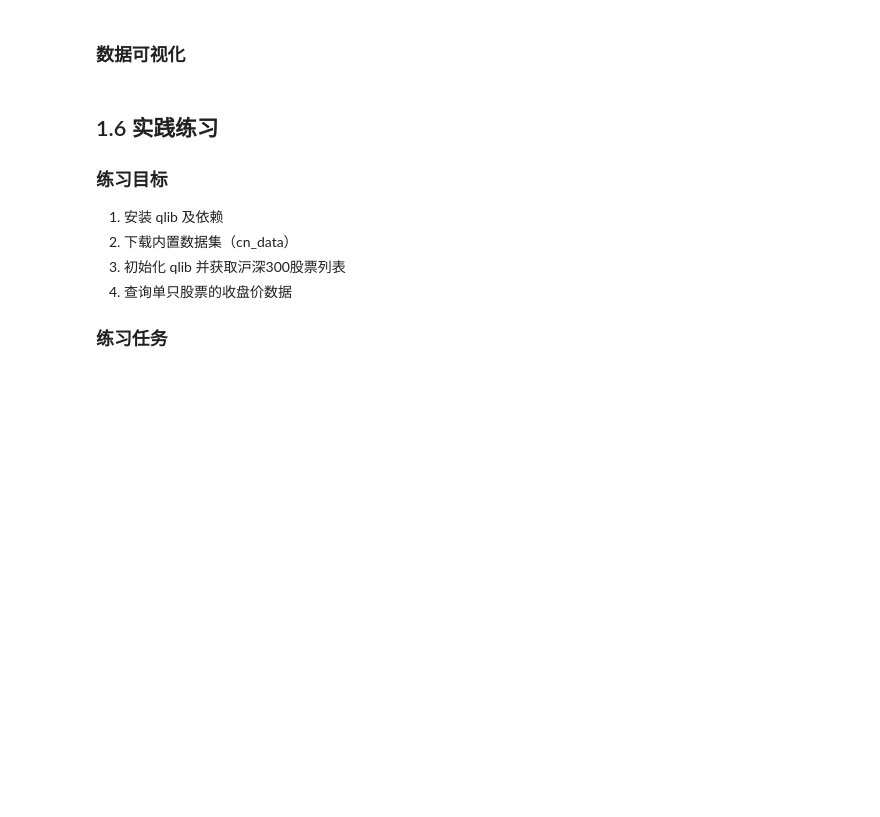
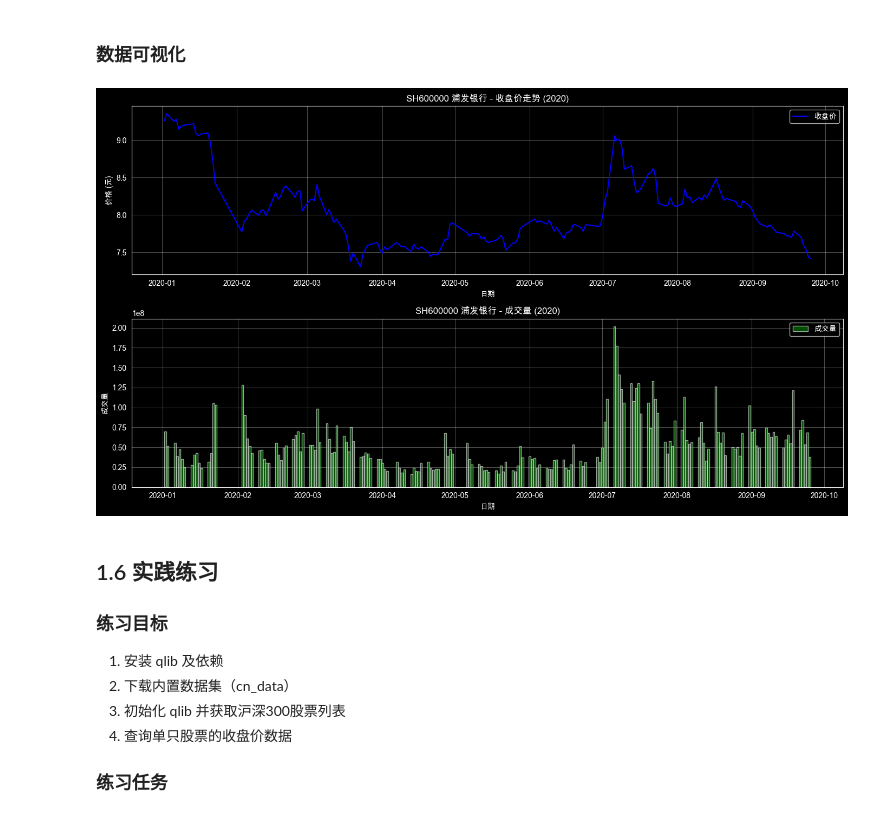
Before and after one commit to wutong377/qlib, a Jupyter notebook: tutorials/01_qlib_overview_and_setup.ipynb, the cells around one changed output. Drawn from its saved outputs; the diff is of its cells as text; code cells hidden in the pictures; blank space fills up the shorter version.

```diff
--- a/tutorials/01_qlib_overview_and_setup.ipynb
+++ b/tutorials/01_qlib_overview_and_setup.ipynb
@@ -156,12 +200,13 @@ for inst in list(instruments)["instrument"][:10]:
 # %%
 # 获取单只股票的行情数据
 # 使用 D.features() 函数
+# 注意：instruments 参数必须是列表或字典，不支持单个字符串
 
 df = D.features(
-    instruments="SH600000",  # 浦发银行
+    instruments=["SH600000"],  # 浦发银行 - 必须是列表
     fields=["$close", "$open", "$high", "$low", "$volume"],
-    start_time="2023-01-01",
-    end_time="2023-12-31",
+    start_time="2020-01-01",
+    end_time="2020-12-31",
     freq="day"
 )
 
@@ -176,34 +237,36 @@ df.describe()
 # %%
 import matplotlib.pyplot as plt
 import matplotlib.dates as mdates
 
 # 设置中文字体（如果遇到显示问题）
 plt.rcParams["font.sans-serif"] = ["Arial Unicode MS", "SimHei"]
 plt.rcParams["axes.unicode_minus"] = False
 
 # 绘制收盘价走势
 fig, axes = plt.subplots(2, 1, figsize=(14, 8))
 
 # 收盘价
 ax1 = axes[0]
 ax1.plot(df.index.get_level_values("datetime"), df["$close"], label="收盘价", color="blue")
-ax1.set_title("SH600000 浦发银行 - 收盘价走势 (2023)")
+ax1.set_title("SH600000 浦发银行 - 收盘价走势 (2020)")
 ax1.set_xlabel("日期")
 ax1.set_ylabel("价格 (元)")
 ax1.legend()
 ax1.grid(True, alpha=0.3)
 
 # 成交量
 ax2 = axes[1]
 ax2.bar(df.index.get_level_values("datetime"), df["$volume"], label="成交量", color="green", alpha=0.6)
-ax2.set_title("SH600000 浦发银行 - 成交量 (2023)")
+ax2.set_title("SH600000 浦发银行 - 成交量 (2020)")
 ax2.set_xlabel("日期")
 ax2.set_ylabel("成交量")
 ax2.legend()
 ax2.grid(True, alpha=0.3)
 
 plt.tight_layout()
 plt.show()
+# %% [output]
+[figure, added]
 # %% [markdown]
 ## 1.6 实践练习
 
```
Also changed, not shown: parts of 9 cells of this notebook, 12 other files.
